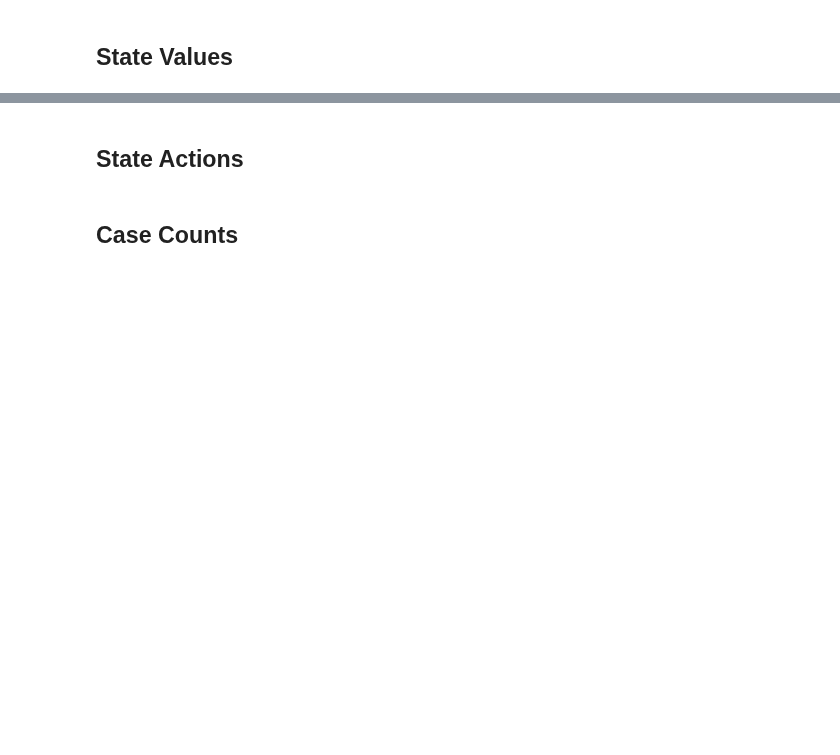
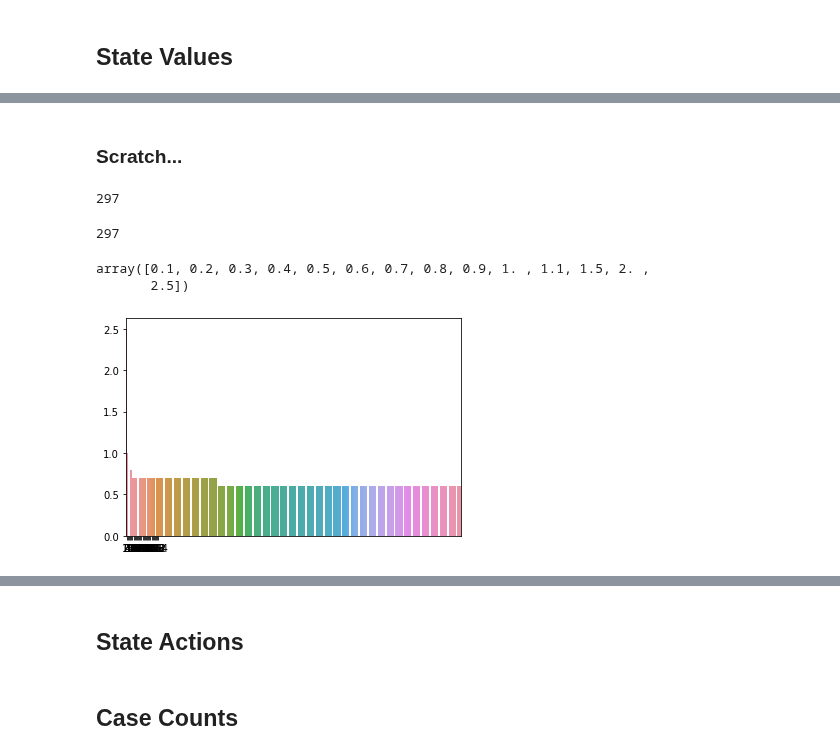
Before and after one commit to blakeelias/pandemic_RL, a Jupyter notebook: code/Cost_Functions.ipynb, the cells around one changed output, grey strips where cells are left out. Cells and saved outputs as stored; diff of their text form; code cells hidden in the pictures; blank space fills up the shorter version.

```diff
--- a/code/Cost_Functions.ipynb
+++ b/code/Cost_Functions.ipynb
@@ -385,0 +383,2 @@ max_diff = 123.37639067616146
+# %%
+policy_table = load_pickle('policy_table.pickle')
@@ -385,0 +415,8 @@ max_diff = 123.37639067616146
+# %% [markdown]
+### Scratch...
+# %%
+best_action_idx = policy_table[(('power', 2.5), ('imported_cases_per_step', 0.8), ('scale_factor', 1000))]['best_action_idx']
+# %%
+len(best_action_idx)
+# %% [output]
+297
@@ -385,0 +425,18 @@ max_diff = 123.37639067616146
+# %%
+len(states)
+# %% [output]
+297
+# %%
+actions
+# %% [output]
+array([0.1, 0.2, 0.3, 0.4, 0.5, 0.6, 0.7, 0.8, 0.9, 1. , 1.1, 1.5, 2. ,
+       2.5])
+# %%
+ax = sns.barplot(list(range(num_states)),
+            [actions[int(best_action_idx[n])] for n in range(num_states)])
+# ax.set(xlabel='common xlabel', ylabel='common ylabel')
+ax.set_xticks(range(int(len(states) / 10)))
+ax.set_xticklabels([state for i, state in enumerate(states) if i % 10 == 0])
+plt.show()
+# %% [output]
+[figure, added]
```
Also changed, not shown: parts of 10 cells of this notebook.
